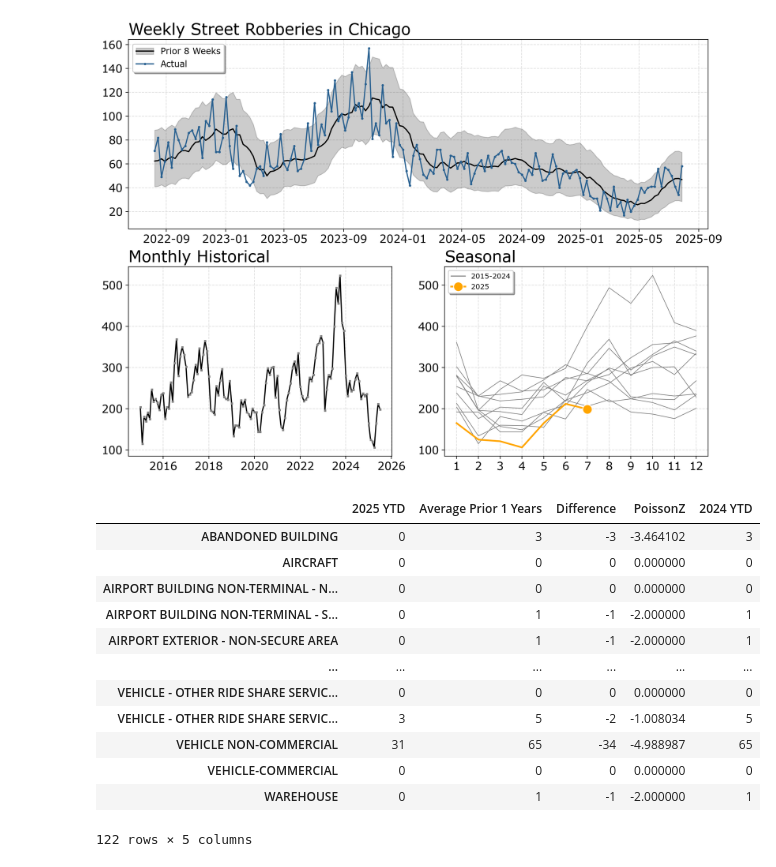
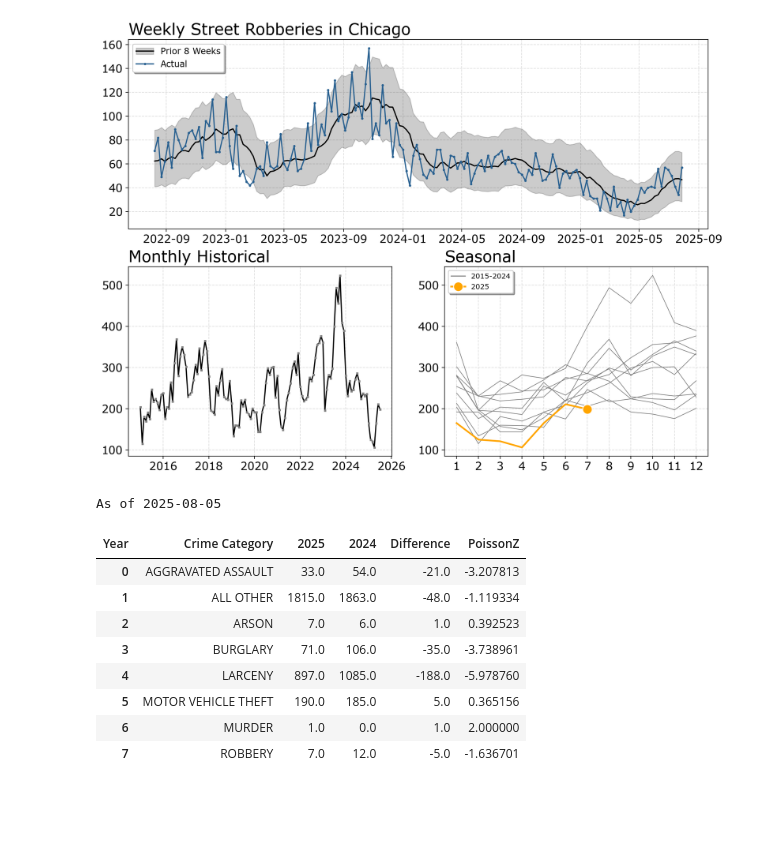
Before and after one commit to apwheele/crimepy, a Jupyter notebook: notebooks/TimeSeriesCharts.ipynb, the cells around one changed output. Saved outputs shown, nothing was run; the diff lists cells and outputs as text; code cells hidden in the pictures; blank space fills up the shorter version.

```diff
--- a/notebooks/TimeSeriesCharts.ipynb
+++ b/notebooks/TimeSeriesCharts.ipynb
@@ -79,29 +79,28 @@ a = time.week_chart(data=weekly_data,ax=ax['A'],title='Weekly Street Robberies i
 # %%
 # If you must, I have helper functions for YTD stats
 # expects a column of dummy variables to sum up
 
 # querying Cary data for examples
+cary_base = ('https://data.townofcary.org/api/explore/v2.1/catalog/datasets'
+             '/cpd-incidents/exports/csv?lang=en&timezone=US%2FEastern'
+             '&use_labels=true&delimiter=%2C')
 
+cary_df = query.query_opendata(cary_base,'&where=year>2010')
+cary_df['ReportDate'] = pd.to_datetime(cary_df['End Date Of Occurrence'],utc=True)
 
-
-loc_info = pd.get_dummies(res_rob['location_description'])
-lf = list(loc_info)
-loc_info['ReportDate'] = res_rob['ReportDate']
-ytd_py, last_date = time.ytd_stats(loc_info,'ReportDate',lf)
+ytd_py, last_date = time.ytd_stats(cary_df,'ReportDate','Crime Category')
+print(f'As of {last_date}')
 ytd_py
 # %% [output]
+As of 2025-08-05
-|  | 2025 YTD | Average Prior 1 Years | Difference | PoissonZ | 2024 YTD |
-| ABANDONED BUILDING | 0 | 3 | -3 | -3.464102 | 3 |
-| AIRCRAFT | 0 | 0 | 0 | 0.000000 | 0 |
-| AIRPORT BUILDING NON-TERMINAL - N... | 0 | 0 | 0 | 0.000000 | 0 |
-| AIRPORT BUILDING NON-TERMINAL - S... | 0 | 1 | -1 | -2.000000 | 1 |
-| AIRPORT EXTERIOR - NON-SECURE AREA | 0 | 1 | -1 | -2.000000 | 1 |
-| ... | ... | ... | ... | ... | ... |
-| VEHICLE - OTHER RIDE SHARE SERVIC... | 0 | 0 | 0 | 0.000000 | 0 |
-| VEHICLE - OTHER RIDE SHARE SERVIC... | 3 | 5 | -2 | -1.008034 | 5 |
-| VEHICLE NON-COMMERCIAL | 31 | 65 | -34 | -4.988987 | 65 |
-| VEHICLE-COMMERCIAL | 0 | 0 | 0 | 0.000000 | 0 |
-| WAREHOUSE | 0 | 1 | -1 | -2.000000 | 1 |
+| Year | Crime Category | 2025 | 2024 | Difference | PoissonZ |
+| 0 | AGGRAVATED ASSAULT | 33.0 | 54.0 | -21.0 | -3.207813 |
+| 1 | ALL OTHER | 1815.0 | 1863.0 | -48.0 | -1.119334 |
+| 2 | ARSON | 7.0 | 6.0 | 1.0 | 0.392523 |
+| 3 | BURGLARY | 71.0 | 106.0 | -35.0 | -3.738961 |
+| 4 | LARCENY | 897.0 | 1085.0 | -188.0 | -5.978760 |
+| 5 | MOTOR VEHICLE THEFT | 190.0 | 185.0 | 5.0 | 0.365156 |
+| 6 | MURDER | 1.0 | 0.0 | 1.0 | 2.000000 |
+| 7 | ROBBERY | 7.0 | 12.0 | -5.0 | -1.636701 |
-122 rows × 5 columns
 # %%
 # And you can do multiple years if you want
```
Also changed, not shown: parts of 2 cells of this notebook, 4 other files.
